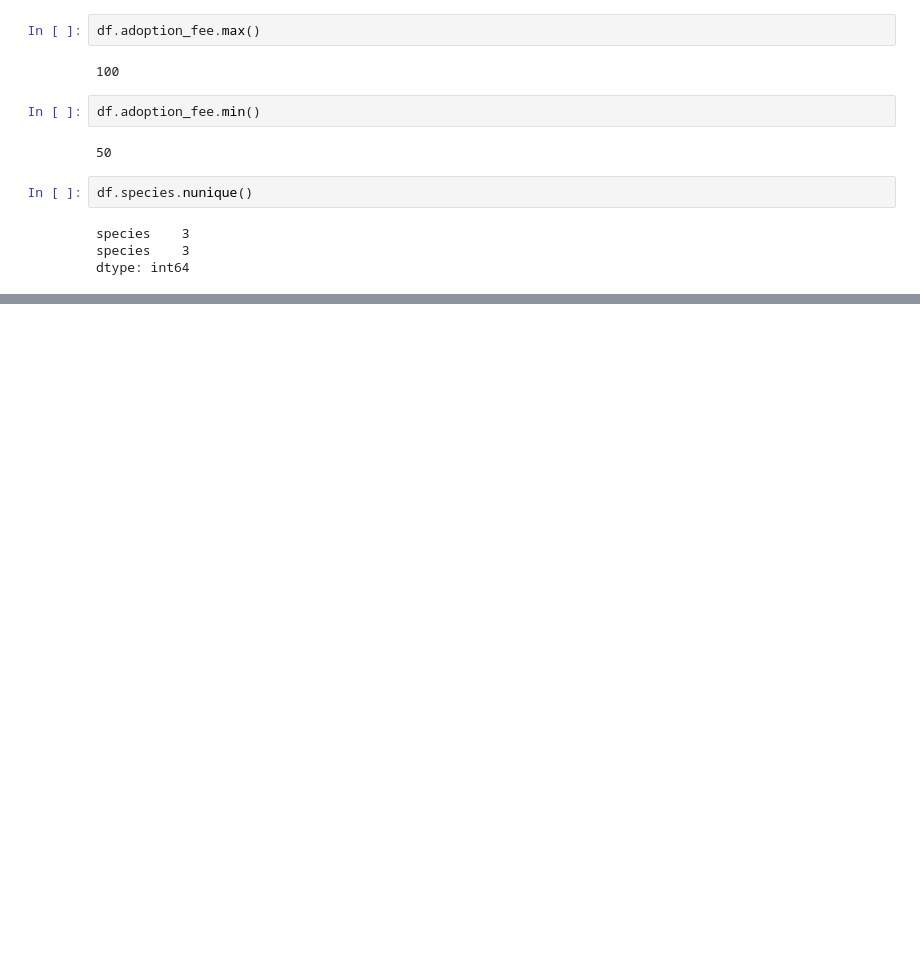
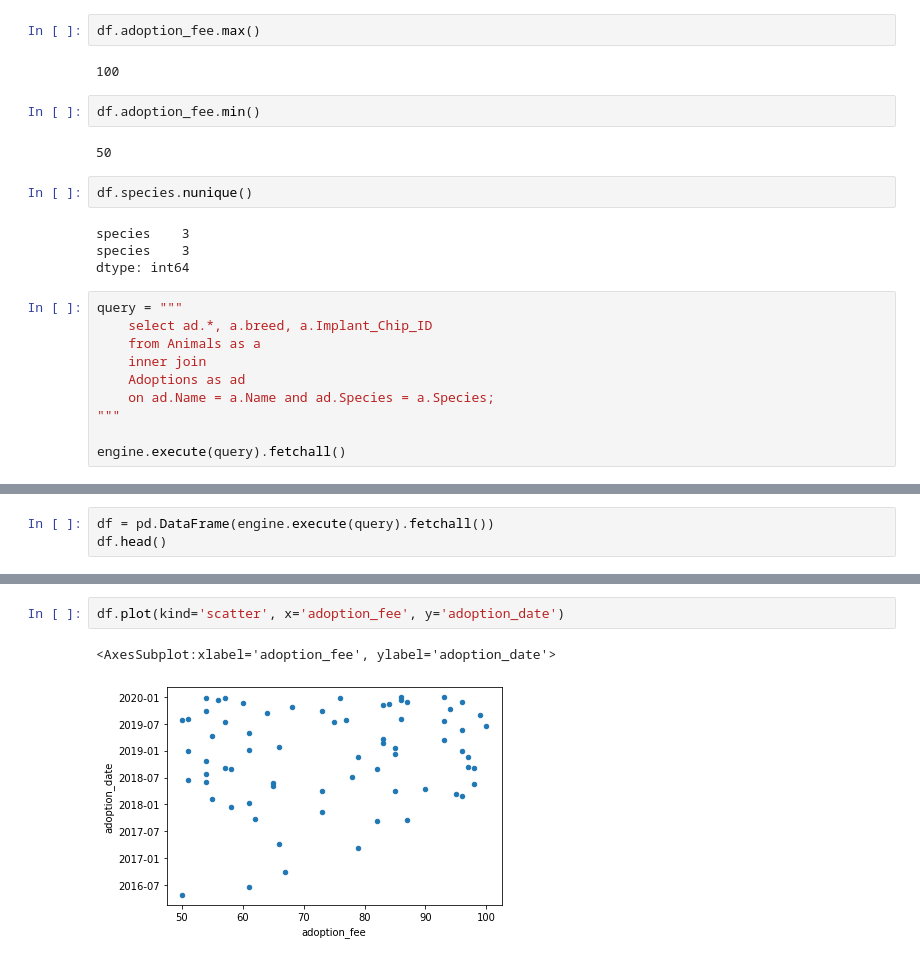
Before and after one commit to roblivesinottawa/animalshelter_database, a Jupyter notebook: animalshelter-workspace/queries.ipynb, the cells around one changed output, grey strips where cells are left out. Drawn from its saved outputs; the diff is of its cells as text; blank space fills up the shorter version.

```diff
--- a/animalshelter-workspace/queries.ipynb
+++ b/animalshelter-workspace/queries.ipynb
@@ -218,3 +218,13 @@ df.species.nunique()
 species    3
 species    3
 dtype: int64
+# %%
+query = """
+    select ad.*, a.breed, a.Implant_Chip_ID
+    from Animals as a
+    inner join
+    Adoptions as ad
+    on ad.Name = a.Name and ad.Species = a.Species;
+"""
+
+engine.execute(query).fetchall()
@@ -220,0 +249,3 @@ dtype: int64
+# %%
+df = pd.DataFrame(engine.execute(query).fetchall())
+df.head()
@@ -224,0 +322,5 @@ KeyError: 1
+# %%
+df.plot(kind='scatter', x='adoption_fee', y='adoption_date')
+# %% [output]
+<AxesSubplot:xlabel='adoption_fee', ylabel='adoption_date'>
+[figure, added]
```
Also changed, not shown: parts of 48 cells of this notebook.
